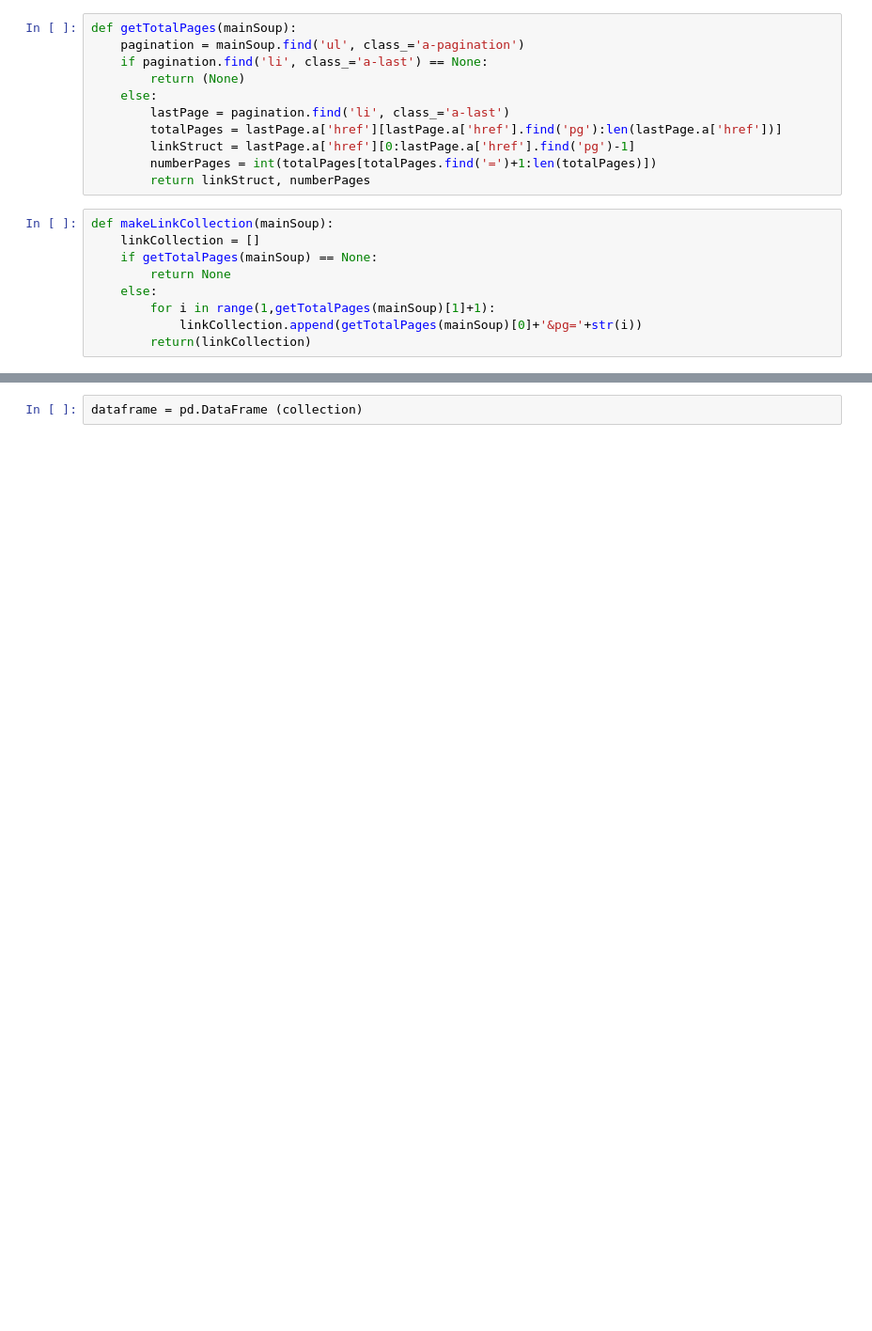
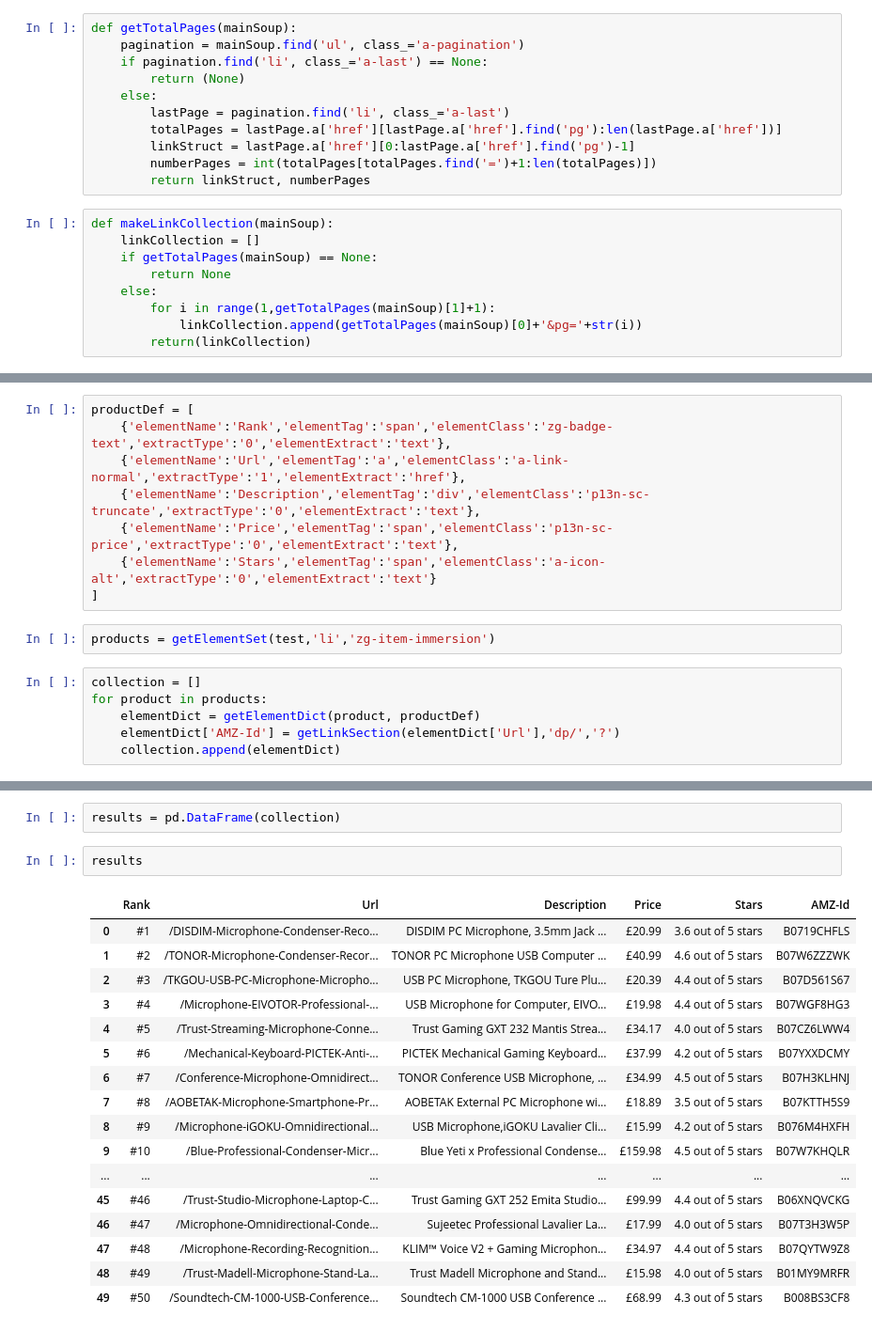
Before and after one commit to Daniel-Itzul/ScrapAm, a Jupyter notebook: ScrapAm.ipynb, the cells around one changed output, grey strips where cells are left out. Shown at 94% size. Cells and saved outputs as stored; diff of their text form; blank space fills up the shorter version.

```diff
--- a/ScrapAm.ipynb
+++ b/ScrapAm.ipynb
@@ -69,0 +60,16 @@ for product in products:
+# %%
+productDef = [
+    {'elementName':'Rank','elementTag':'span','elementClass':'zg-badge-text','extractType':'0','elementExtract':'text'},
+    {'elementName':'Url','elementTag':'a','elementClass':'a-link-normal','extractType':'1','elementExtract':'href'},
+    {'elementName':'Description','elementTag':'div','elementClass':'p13n-sc-truncate','extractType':'0','elementExtract':'text'},
+    {'elementName':'Price','elementTag':'span','elementClass':'p13n-sc-price','extractType':'0','elementExtract':'text'},
+    {'elementName':'Stars','elementTag':'span','elementClass':'a-icon-alt','extractType':'0','elementExtract':'text'}
+]
+# %%
+products = getElementSet(test,'li','zg-item-immersion')
+# %%
+collection = []
+for product in products:
+    elementDict = getElementDict(product, productDef)
+    elementDict['AMZ-Id'] = getLinkSection(elementDict['Url'],'dp/','?')
+    collection.append(elementDict)
@@ -70,2 +111,22 @@ for product in products:
 # %%
-dataframe = pd.DataFrame (collection)
+results = pd.DataFrame(collection)
+# %%
+results
+# %% [output]
+|  | Rank | Url | Description | Price | Stars | AMZ-Id |
+| 0 | #1 | /DISDIM-Microphone-Condenser-Reco... | DISDIM PC Microphone, 3.5mm Jack ... | £20.99 | 3.6 out of 5 stars | B0719CHFLS |
+| 1 | #2 | /TONOR-Microphone-Condenser-Recor... | TONOR PC Microphone USB Computer ... | £40.99 | 4.6 out of 5 stars | B07W6ZZZWK |
+| 2 | #3 | /TKGOU-USB-PC-Microphone-Micropho... | USB PC Microphone, TKGOU Ture Plu... | £20.39 | 4.4 out of 5 stars | B07D561S67 |
+| 3 | #4 | /Microphone-EIVOTOR-Professional-... | USB Microphone for Computer, EIVO... | £19.98 | 4.4 out of 5 stars | B07WGF8HG3 |
+| 4 | #5 | /Trust-Streaming-Microphone-Conne... | Trust Gaming GXT 232 Mantis Strea... | £34.17 | 4.0 out of 5 stars | B07CZ6LWW4 |
+| 5 | #6 | /Mechanical-Keyboard-PICTEK-Anti-... | PICTEK Mechanical Gaming Keyboard... | £37.99 | 4.2 out of 5 stars | B07YXXDCMY |
+| 6 | #7 | /Conference-Microphone-Omnidirect... | TONOR Conference USB Microphone, ... | £34.99 | 4.5 out of 5 stars | B07H3KLHNJ |
+| 7 | #8 | /AOBETAK-Microphone-Smartphone-Pr... | AOBETAK External PC Microphone wi... | £18.89 | 3.5 out of 5 stars | B07KTTH5S9 |
+| 8 | #9 | /Microphone-iGOKU-Omnidirectional... | USB Microphone,iGOKU Lavalier Cli... | £15.99 | 4.2 out of 5 stars | B076M4HXFH |
+| 9 | #10 | /Blue-Professional-Condenser-Micr... | Blue Yeti x Professional Condense... | £159.98 | 4.5 out of 5 stars | B07W7KHQLR |
+| ... | ... | ... | ... | ... | ... | ... |
+| 45 | #46 | /Trust-Studio-Microphone-Laptop-C... | Trust Gaming GXT 252 Emita Studio... | £99.99 | 4.4 out of 5 stars | B06XNQVCKG |
+| 46 | #47 | /Microphone-Omnidirectional-Conde... | Sujeetec Professional Lavalier La... | £17.99 | 4.0 out of 5 stars | B07T3H3W5P |
+| 47 | #48 | /Microphone-Recording-Recognition... | KLIM™ Voice V2 + Gaming Microphon... | £34.97 | 4.4 out of 5 stars | B07QYTW9Z8 |
+| 48 | #49 | /Trust-Madell-Microphone-Stand-La... | Trust Madell Microphone and Stand... | £15.98 | 4.0 out of 5 stars | B01MY9MRFR |
+| 49 | #50 | /Soundtech-CM-1000-USB-Conference... | Soundtech CM-1000 USB Conference ... | £68.99 | 4.3 out of 5 stars | B008BS3CF8 |
```
Also changed, not shown: parts of 11 cells of this notebook.
